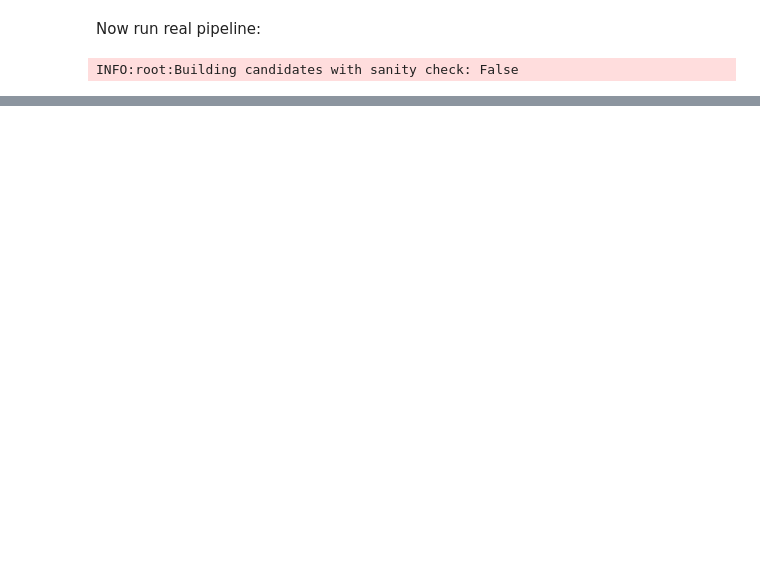
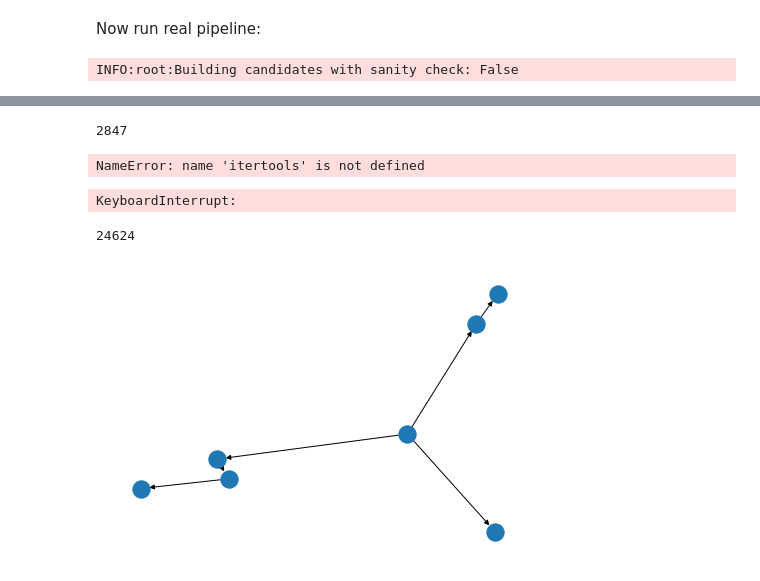
Before and after one commit to HSF-reco-and-software-triggers/Tracking-ML-Exa.TrkX, a Jupyter notebook: Pipelines/Common_Tracking_Example/notebooks/ITk/Exploration/Track_Cleaning.ipynb, the cells around one changed output, grey strips where cells are left out. Cells and saved outputs as stored; diff of their text form; code cells hidden in the pictures; blank space fills up the shorter version.

```diff
--- a/Pipelines/Common_Tracking_Example/notebooks/ITk/Exploration/Track_Cleaning.ipynb
+++ b/Pipelines/Common_Tracking_Example/notebooks/ITk/Exploration/Track_Cleaning.ipynb
@@ -100,0 +80,21 @@ INFO:root:Building candidates with sanity check: False
+# %%
+edges = tracking_data[0].graph.edges
+hits = tracking_data[0].graph.hits
+score_cut = 0.85
+edge_mask = edges["scores"] > score_cut
+# %%
+# Order edges by increasing R
+r, phi, z = hits["x"].T
+R = np.sqrt(r**2 + z**2)
+
+# in_edges are the nodes towards the inner of the detector, out_edges are the nodes towards the outer
+in_edges, out_edges = edges["edge_index"][:, edge_mask]
+
+# Ensure edges are numpy arrays
+if (type(in_edges) != np.ndarray) or (type(out_edges) != np.ndarray):
+    in_edges = in_edges.numpy()
+    out_edges = out_edges.numpy()
+
+# Sort edges by increasing R
+wrong_direction_mask = R[in_edges] > R[out_edges]
+in_edges[wrong_direction_mask], out_edges[wrong_direction_mask] = out_edges[wrong_direction_mask], in_edges[wrong_direction_mask]
@@ -100,0 +231,20 @@ INFO:root:Building candidates with sanity check: False
+# %%
+len(valid_paths)
+# %% [output]
+2847
+# %%
+np.array(list(itertools.chain.from_iterable(valid_paths)))
+# %% [output]
+NameError: name 'itertools' is not defined
+# %%
+branch_G = nx.dag_to_branching(G)
+# %% [output]
+KeyboardInterrupt:
+# %%
+nx.maximum_branching(G)
+# %% [output]
+24624
+# %%
+nx.draw(branch_G)
+# %% [output]
+[figure, added]
```
Also changed, not shown: parts of 130 cells of this notebook, 27 other files.
